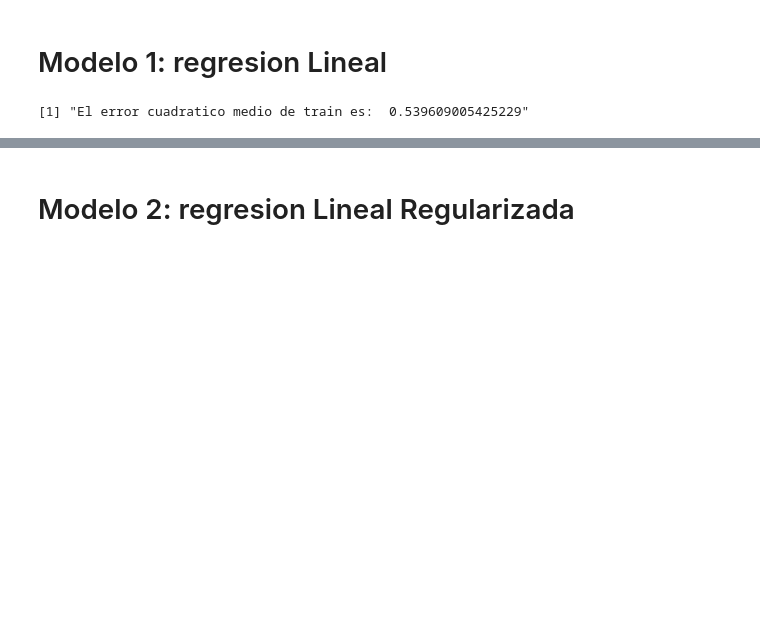
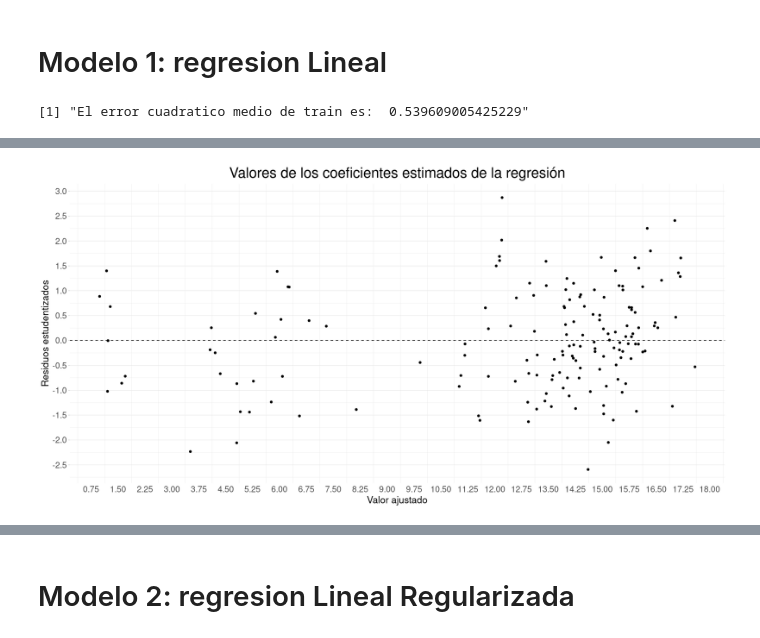
Before and after one commit to Lukas-De-Angelis-Riva/Aprendizaje-estadistico, a Jupyter notebook: trabajo_practico3/src/Forward.ipynb, the cells around one changed output, grey strips where cells are left out. Drawn from its saved outputs; the diff is of its cells as text; code cells hidden in the pictures; blank space fills up the shorter version.

```diff
--- a/trabajo_practico3/src/Forward.ipynb
+++ b/trabajo_practico3/src/Forward.ipynb
@@ -223,0 +289,22 @@ print(paste("El error cuadratico medio de train es: ", error))
+# %%
+b <- data.frame(
+    "y" = SELECTED_TRAIN_DF$Y,
+    "tmenosi" = studres(modelo1)
+)
+options(repr.plot.width=16, repr.plot.height=8)
+ggplot(b, aes(x=y, y=tmenosi)) +
+    ggtitle("Valores de los coeficientes estimados de la regresión") +
+    geom_point()+
+    theme_light() +
+    theme(plot.title = element_text(hjust = 0.5, size = 24),
+        axis.text=element_text(size=14),
+        axis.title=element_text(size=16),
+        panel.grid.major.x = element_blank(),
+        panel.border = element_blank(),
+        axis.ticks.x = element_blank()) +
+    geom_hline(yintercept=0, linetype="dashed") +
+    scale_x_continuous(breaks = seq(0, 20, by=0.75)) +
+    scale_y_continuous(breaks = seq(-4, 4, by=0.5)) +
+    xlab("Valor ajustado") + ylab("Residuos estudentizados")
+# %% [output]
+[figure, added]
```
Also changed, not shown: parts of 33 cells of this notebook, 3 other files.
